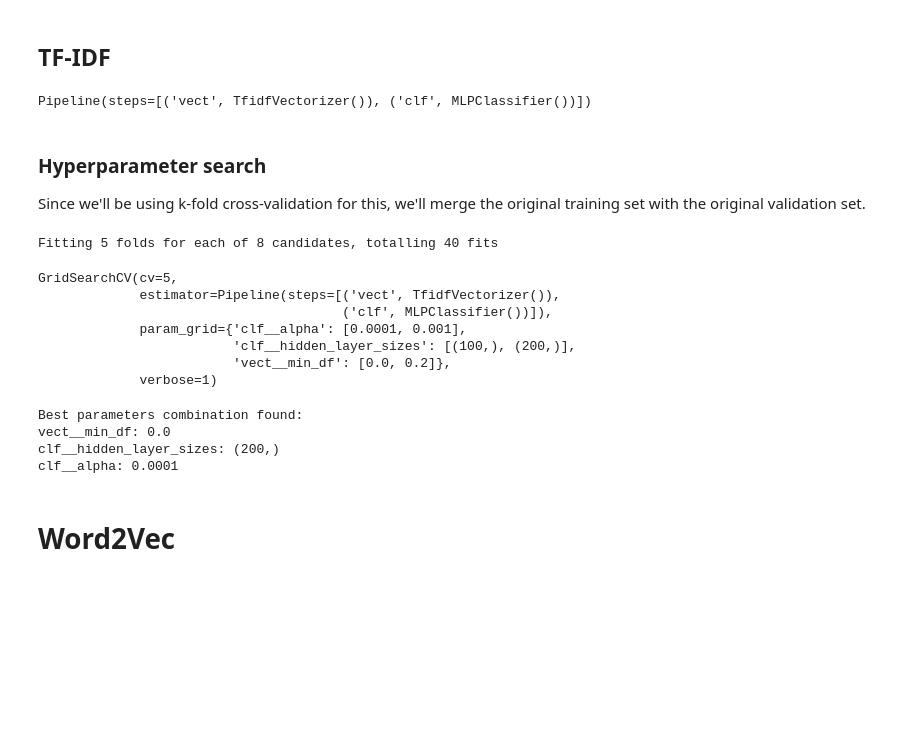
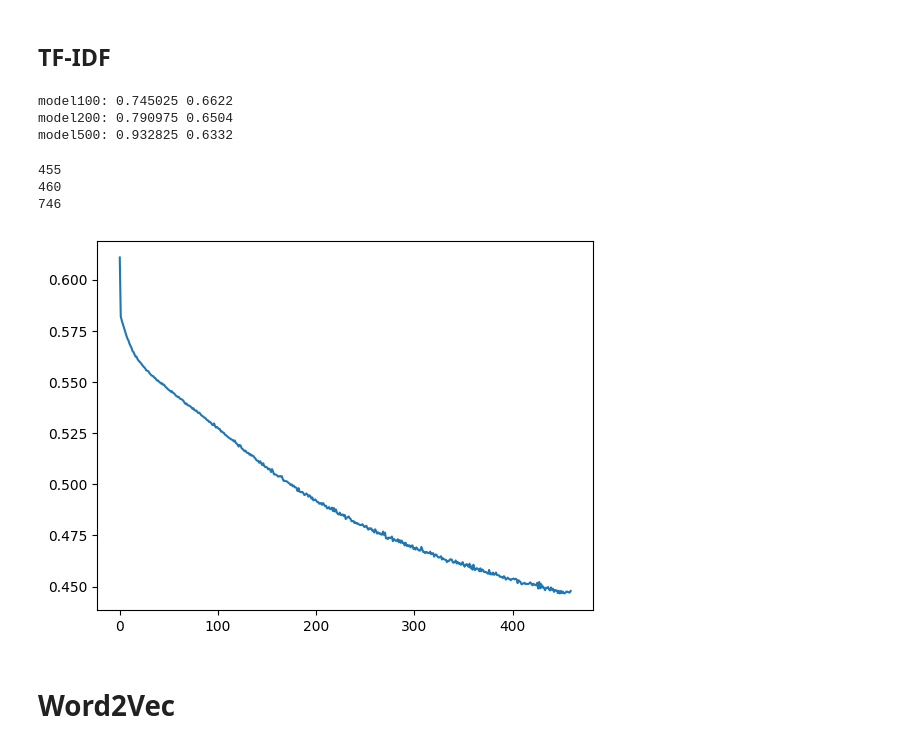
Before and after one commit to teostereciu/sentiment-analysis, a Jupyter notebook: analyser.ipynb, the cells around one changed output. Cells and saved outputs as stored; diff of their text form; code cells hidden in the pictures; blank space fills up the shorter version.

Commit message:
tfidf is almost there

```diff
--- a/analyser.ipynb
+++ b/analyser.ipynb
@@ -102,14 +92,2 @@ info
 # %% [markdown]
 ## TF-IDF
-# %%
-pipeline_tfidf = Pipeline([
-        ("vect", TfidfVectorizer()),
-        ("clf", MLPClassifier()),
-    ])
-pipeline_tfidf
-# %% [output]
-Pipeline(steps=[('vect', TfidfVectorizer()), ('clf', MLPClassifier())])
-# %% [markdown]
-### Hyperparameter search
-
-Since we'll be using k-fold cross-validation for this, we'll merge the original training set with the original validation set.
@@ -129,27 +94,44 @@ grid_search_tfidf = GridSearchCV(
-# %%
-from warnings import simplefilter
-from sklearn.exceptions import ConvergenceWarning
-simplefilter("ignore", category=ConvergenceWarning)
-
-grid_search_tfidf.fit(X_train[0:100], y_train[0:100])
-# %% [output]
-Fitting 5 folds for each of 8 candidates, totalling 40 fits
-GridSearchCV(cv=5,
-             estimator=Pipeline(steps=[('vect', TfidfVectorizer()),
-                                       ('clf', MLPClassifier())]),
-             param_grid={'clf__alpha': [0.0001, 0.001],
-                         'clf__hidden_layer_sizes': [(100,), (200,)],
-                         'vect__min_df': [0.0, 0.2]},
-             verbose=1)
-# %%
-print("Best parameters combination found:")
-best_parameters = grid_search_tfidf.best_estimator_.get_params()
-for param_name in parameter_grid_tfidf.keys():
-    print(f"{param_name}: {best_parameters[param_name]}")
-# %% [output]
-Best parameters combination found:
-vect__min_df: 0.0
-clf__hidden_layer_sizes: (200,)
-clf__alpha: 0.0001
+# %%
+def define_model_tfidf(size):
+    model_tfidf = Pipeline([
+        ("vect", TfidfVectorizer(min_df=0.2)),
+        ("clf", MLPClassifier(hidden_layer_sizes=(size,), max_iter=1000))
+    ])
+    model_tfidf.fit(X_train, y_train)
+    predict_train = model_tfidf.predict(X_train)
+    train_accuracy = accuracy_score(y_train, predict_train)
+
+    predict_valid = model_tfidf.predict(X_valid)
+    valid_accuracy = accuracy_score(y_valid, predict_valid)
+    return model_tfidf, train_accuracy, valid_accuracy
+# %%
+model_tfidf100, train_accuracy100, valid_accuracy100 = define_model_tfidf(100)
+model_tfidf200, train_accuracy200, valid_accuracy200 = define_model_tfidf(200)
+model_tfidf500, train_accuracy500, valid_accuracy500 = define_model_tfidf(500)
+# %%
+print("model100:", train_accuracy100, valid_accuracy100)
+print("model200:", train_accuracy200, valid_accuracy200)
+print("model500:", train_accuracy500, valid_accuracy500)
+# %% [output]
+model100: 0.745025 0.6622
+model200: 0.790975 0.6504
+model500: 0.932825 0.6332
+# %%
+print(model_tfidf100['clf'].n_iter_) #455
+print(model_tfidf200['clf'].n_iter_) #460
+print(model_tfidf500['clf'].n_iter_) #746
+
+from sklearn.model_selection import learning_curve
+loss_values = model_tfidf200['clf'].loss_curve_
+
+import matplotlib.pyplot as plt
+
+plt.plot(loss_values)
+plt.show()
+# %% [output]
+455
+460
+746
+[figure, added]
 # %% [markdown]
 # Word2Vec
```
Also changed, not shown: parts of 15 cells of this notebook.
